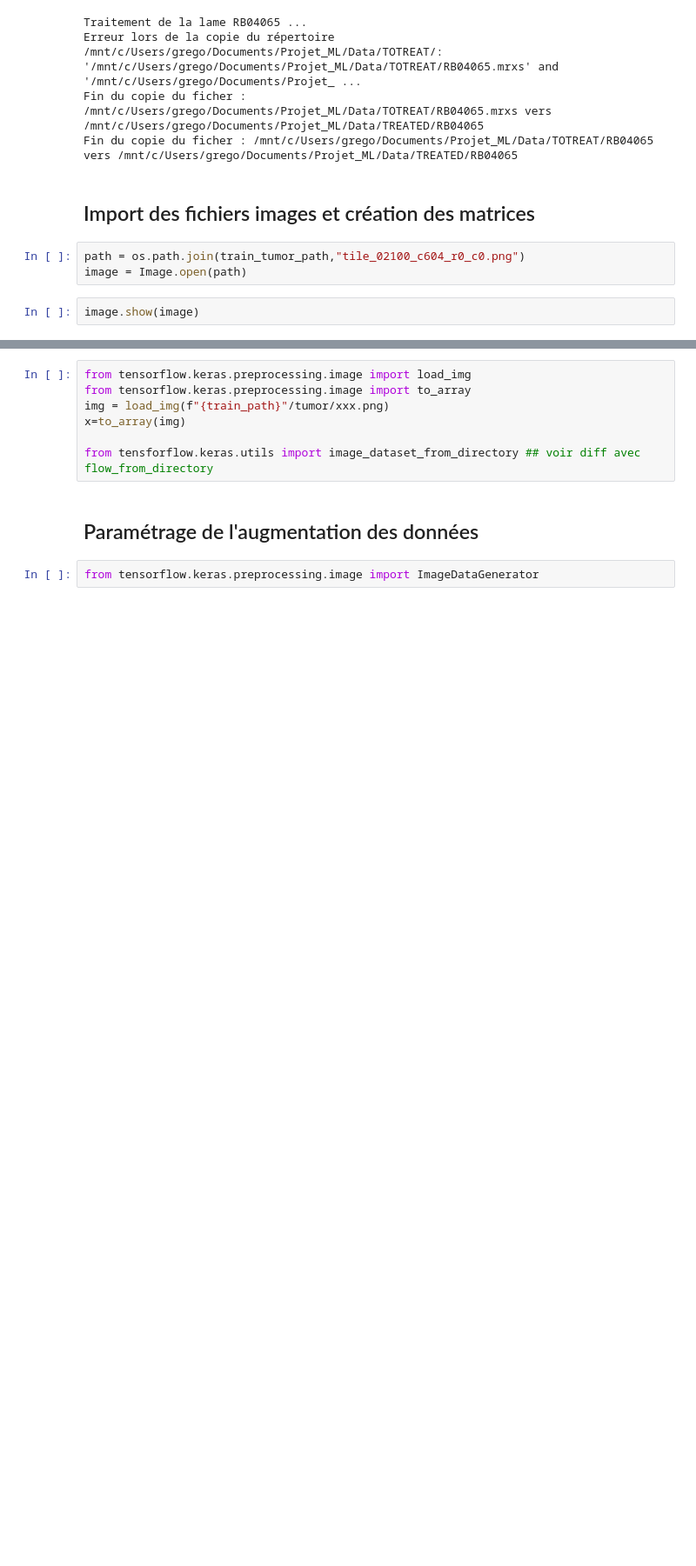
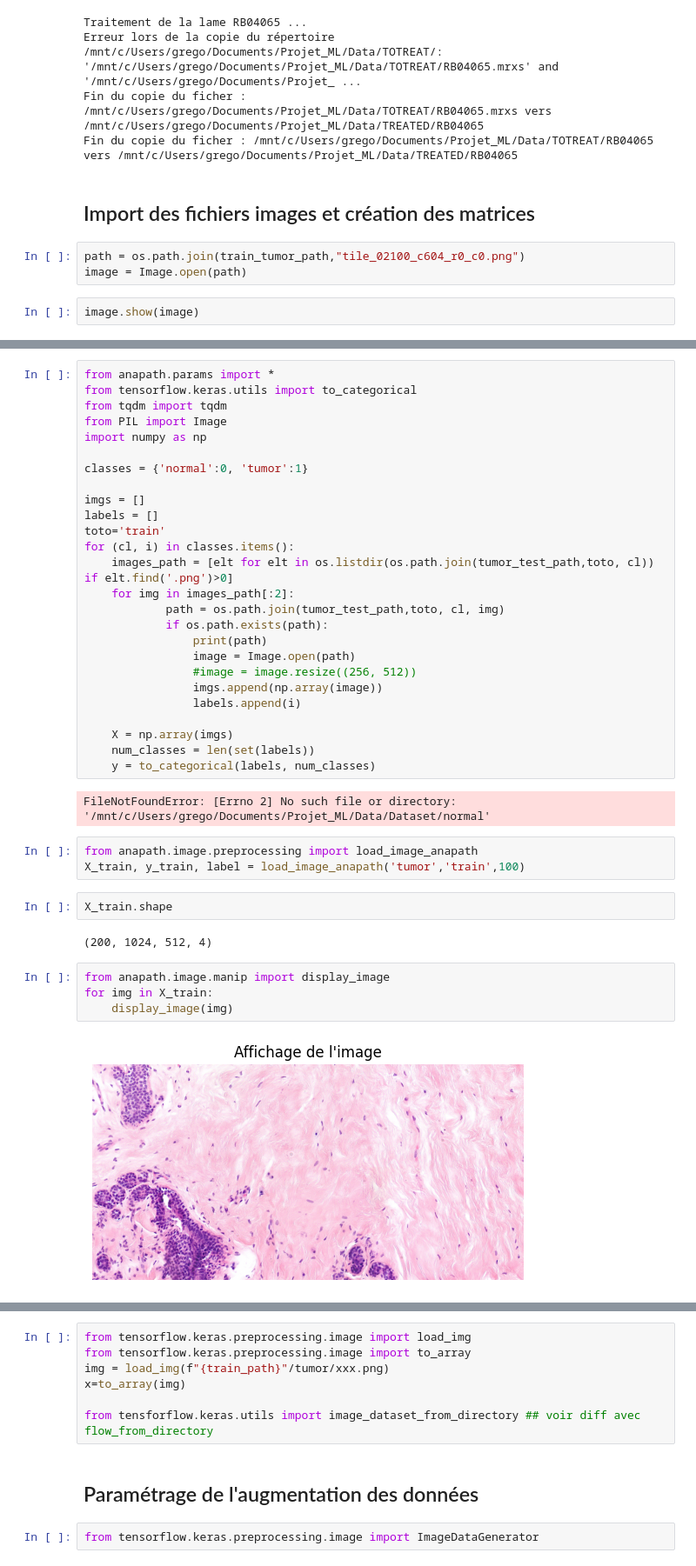
Before and after one commit to Greg-hub-dev/anapath, a Jupyter notebook: anapath/notebooks/projet.ipynb, the cells around one changed output, grey strips where cells are left out. Shown at 87% size. Saved outputs shown, nothing was run; the diff lists cells and outputs as text; blank space fills up the shorter version.

```diff
--- a/anapath/notebooks/projet.ipynb
+++ b/anapath/notebooks/projet.ipynb
@@ -683,3 +722,44 @@ def load_image_anap(loading_method):
     y_test, y_val, y_train = y[:first_split], y[first_split:second_split], y[second_split:]
 
     return X_train, y_train, X_val, y_val, X_test, y_test, num_classes
+# %%
+from anapath.params import *
+from tensorflow.keras.utils import to_categorical
+from tqdm import tqdm
+from PIL import Image
+import numpy as np
+
+classes = {'normal':0, 'tumor':1}
+
+imgs = []
+labels = []
+toto='train'
+for (cl, i) in classes.items():
+    images_path = [elt for elt in os.listdir(os.path.join(tumor_test_path,toto, cl)) if elt.find('.png')>0]
+    for img in images_path[:2]:
+            path = os.path.join(tumor_test_path,toto, cl, img)
+            if os.path.exists(path):
+                print(path)
+                image = Image.open(path)
+                #image = image.resize((256, 512))
+                imgs.append(np.array(image))
+                labels.append(i)
+
+    X = np.array(imgs)
+    num_classes = len(set(labels))
+    y = to_categorical(labels, num_classes)
+# %% [output]
+FileNotFoundError: [Errno 2] No such file or directory: '/mnt/c/Users/grego/Documents/Projet_ML/Data/Dataset/normal'
+# %%
+from anapath.image.preprocessing import load_image_anapath
+X_train, y_train, label = load_image_anapath('tumor','train',100)
+# %%
+X_train.shape
+# %% [output]
+(200, 1024, 512, 4)
+# %%
+from anapath.image.manip import display_image
+for img in X_train:
+    display_image(img)
+# %% [output]
+[figure, added]
```
Also changed, not shown: parts of 13 cells of this notebook, 3 other files.
